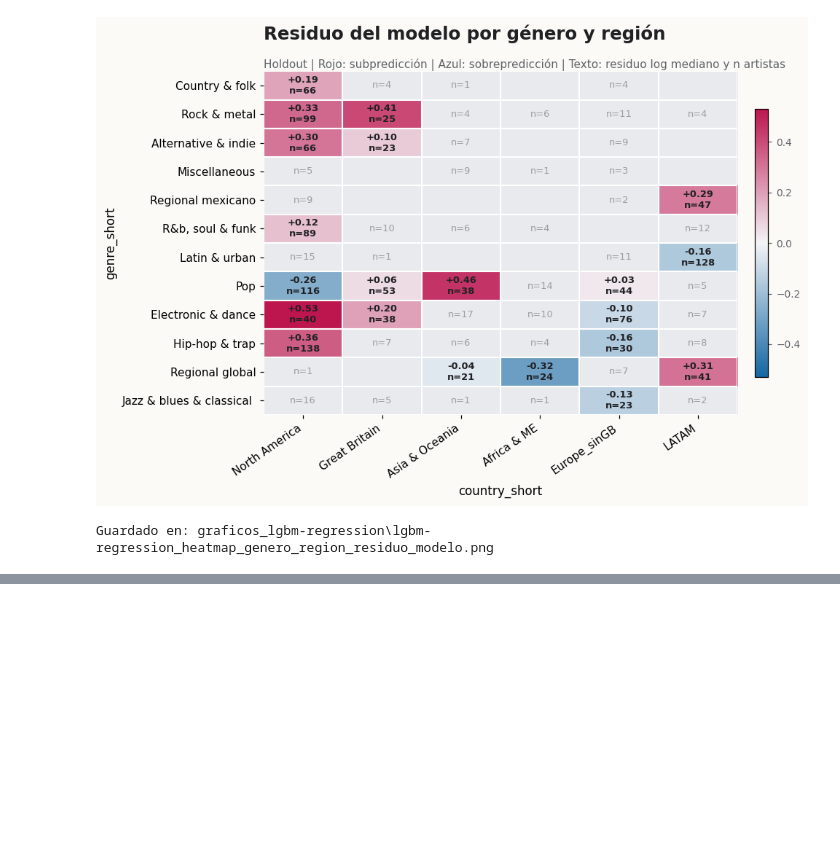
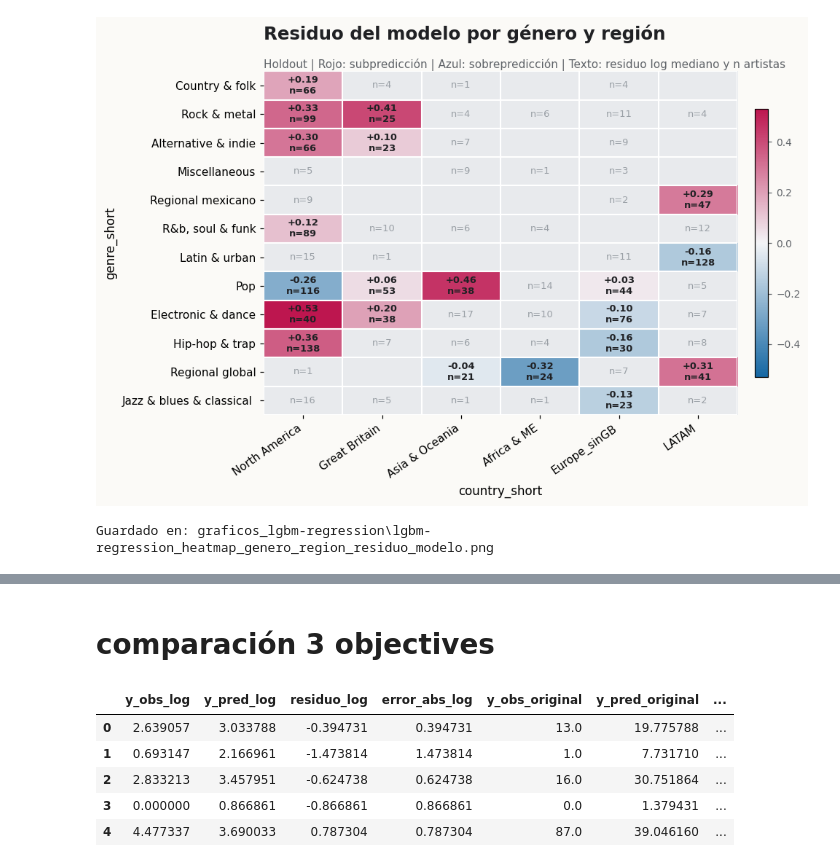
Before and after one commit to SilvanaBContreras/come_together_industria_de_la_musica, a Jupyter notebook: CT_SC_boosting_regression.ipynb, the cells around one changed output, grey strips where cells are left out. Saved outputs shown, nothing was run; the diff lists cells and outputs as text; code cells hidden in the pictures; blank space fills up the shorter version.

```diff
--- a/CT_SC_boosting_regression.ipynb
+++ b/CT_SC_boosting_regression.ipynb
@@ -4159,3 +3994,54 @@ Cruce genre_short × band
 | 21 | Miscellaneous | 0.0 | 10 | 17.5 | 7.561202 | 2.899546 | ... |
 | 22 | Miscellaneous | 1.0 | 8 | 15.5 | 12.034549 | 2.799211 | ... |
 | 23 | Regional global | 1.0 | 18 | 11.5 | 4.471898 | 2.505318 | ... |
+# %% [markdown]
+# comparación 3 objectives
+# %%
+# ============================================================
+# Carga de predicciones holdout
+# ============================================================
+
+pred_regression = pd.read_csv("lgbm_regression_predicciones_holdout.csv")
+pred_poisson = pd.read_csv("lgbm_poisson_predicciones_holdout.csv")
+pred_tweedie = pd.read_csv("lgbm_tweedie_predicciones_holdout.csv")
+
+pred_regression["modelo"] = "regression_log1p"
+pred_poisson["modelo"] = "poisson_crudo"
+pred_tweedie["modelo"] = "tweedie_crudo"
+
+df_pred_comparado = pd.concat(
+    [
+        pred_regression,
+        pred_poisson,
+        pred_tweedie
+    ],
+    ignore_index=True
+)
+
+columnas_necesarias_comparacion = [
+    "modelo",
+    "y_obs_original",
+    "y_pred_original",
+    "y_obs_log",
+    "y_pred_log",
+    "grupo_target_log"
+]
+
+columnas_faltantes_comparacion = [
+    columna for columna in columnas_necesarias_comparacion
+    if columna not in df_pred_comparado.columns
+]
+
+assert len(columnas_faltantes_comparacion) == 0, (
+    "Faltan columnas en df_pred_comparado: "
+    f"{columnas_faltantes_comparacion}"
+)
+
+display(df_pred_comparado.head())
+# %% [output]
+|  | y_obs_log | y_pred_log | residuo_log | error_abs_log | y_obs_original | y_pred_original | ... |
+| 0 | 2.639057 | 3.033788 | -0.394731 | 0.394731 | 13.0 | 19.775788 | ... |
+| 1 | 0.693147 | 2.166961 | -1.473814 | 1.473814 | 1.0 | 7.731710 | ... |
+| 2 | 2.833213 | 3.457951 | -0.624738 | 0.624738 | 16.0 | 30.751864 | ... |
+| 3 | 0.000000 | 0.866861 | -0.866861 | 0.866861 | 0.0 | 1.379431 | ... |
+| 4 | 4.477337 | 3.690033 | 0.787304 | 0.787304 | 87.0 | 39.046160 | ... |
```
Also changed, not shown: parts of 14 cells of this notebook, 26 other files.
